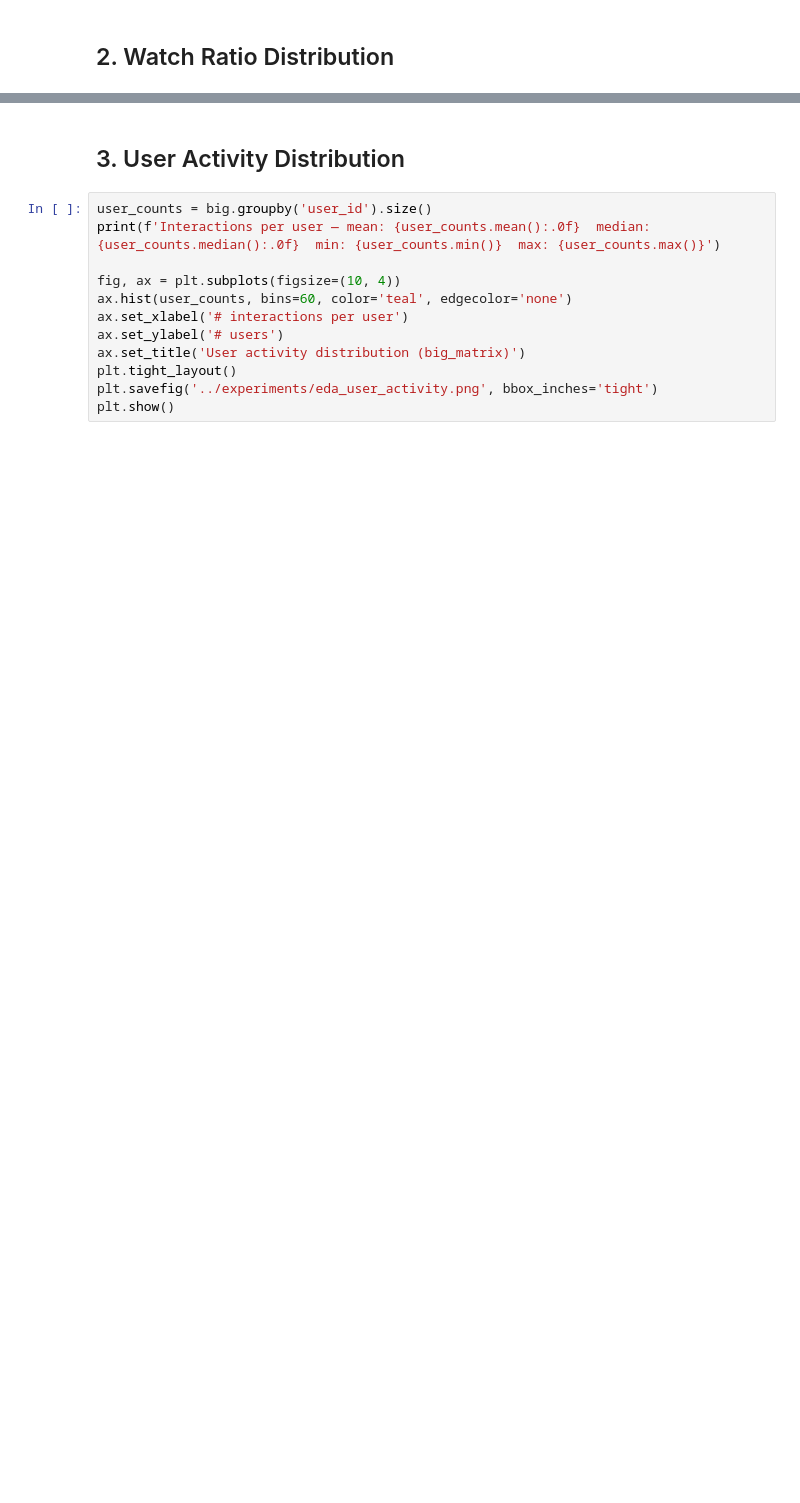
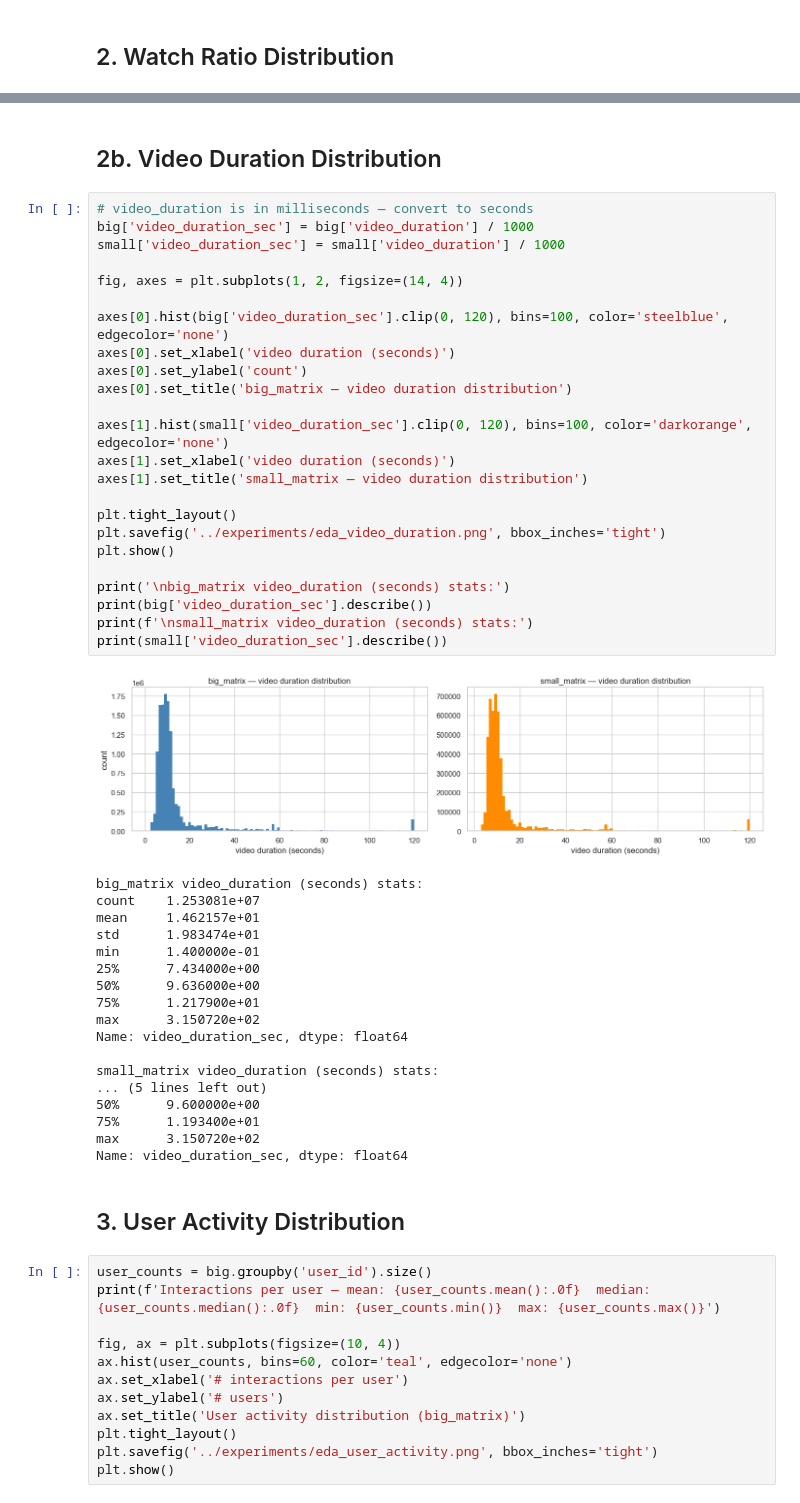
Before and after one commit to sonnguyen129/Final-Project-Bootcamp-Recsys, a Jupyter notebook: notebooks/01_eda.ipynb, the cells around one changed output, grey strips where cells are left out. Cells and saved outputs as stored; diff of their text form; blank space fills up the shorter version.

```diff
--- a/notebooks/01_eda.ipynb
+++ b/notebooks/01_eda.ipynb
@@ -58,3 +80,48 @@ print(big['watch_ratio'].describe())
+# %% [markdown]
+## 2b. Video Duration Distribution
+# %%
+# video_duration is in milliseconds — convert to seconds
+big['video_duration_sec'] = big['video_duration'] / 1000
+small['video_duration_sec'] = small['video_duration'] / 1000
+
+fig, axes = plt.subplots(1, 2, figsize=(14, 4))
+
+axes[0].hist(big['video_duration_sec'].clip(0, 120), bins=100, color='steelblue', edgecolor='none')
+axes[0].set_xlabel('video duration (seconds)')
+axes[0].set_ylabel('count')
+axes[0].set_title('big_matrix — video duration distribution')
+
+axes[1].hist(small['video_duration_sec'].clip(0, 120), bins=100, color='darkorange', edgecolor='none')
+axes[1].set_xlabel('video duration (seconds)')
+axes[1].set_title('small_matrix — video duration distribution')
+
+plt.tight_layout()
+plt.savefig('../experiments/eda_video_duration.png', bbox_inches='tight')
+plt.show()
+
+print('\nbig_matrix video_duration (seconds) stats:')
+print(big['video_duration_sec'].describe())
+print(f'\nsmall_matrix video_duration (seconds) stats:')
+print(small['video_duration_sec'].describe())
+# %% [output]
+[figure, added]
+big_matrix video_duration (seconds) stats:
+count    1.253081e+07
+mean     1.462157e+01
+std      1.983474e+01
+min      1.400000e-01
+25%      7.434000e+00
+50%      9.636000e+00
+75%      1.217900e+01
+max      3.150720e+02
+Name: video_duration_sec, dtype: float64
+
+small_matrix video_duration (seconds) stats:
+... (5 lines left out)
+50%      9.600000e+00
+75%      1.193400e+01
+max      3.150720e+02
+Name: video_duration_sec, dtype: float64
 # %% [markdown]
 ## 3. User Activity Distribution
 # %%
```
Also changed, not shown: parts of 10 cells of this notebook, 27 other files.
